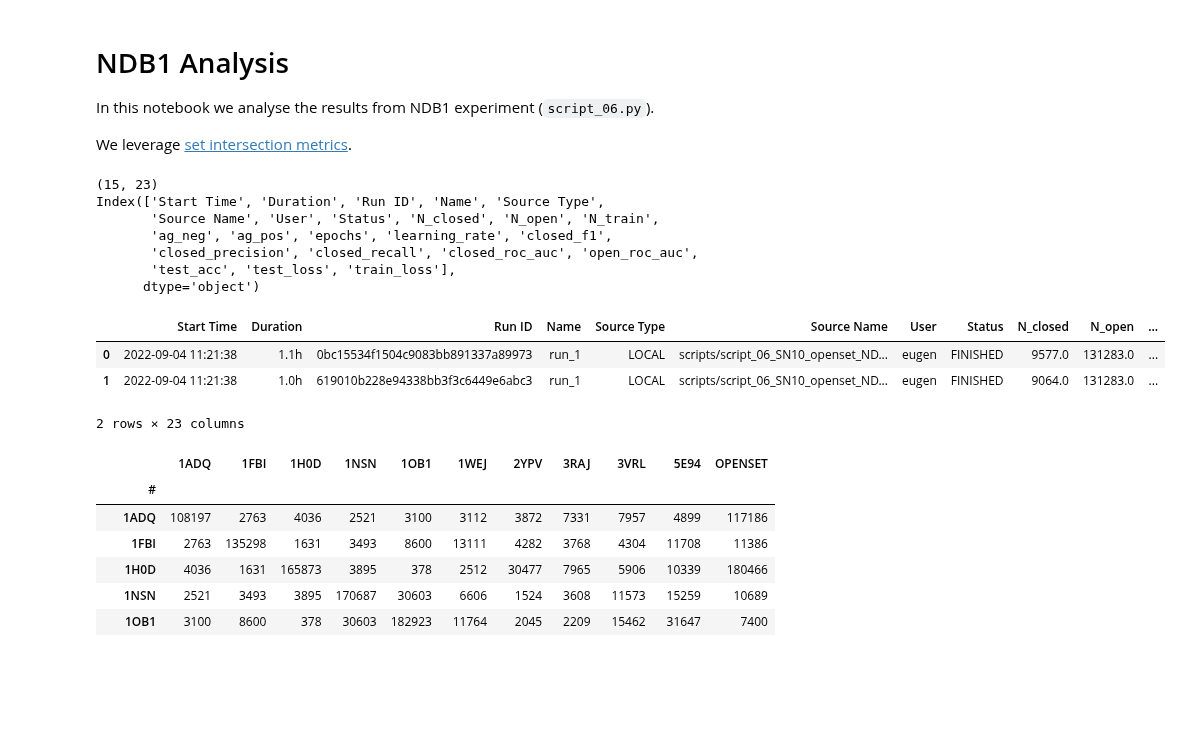
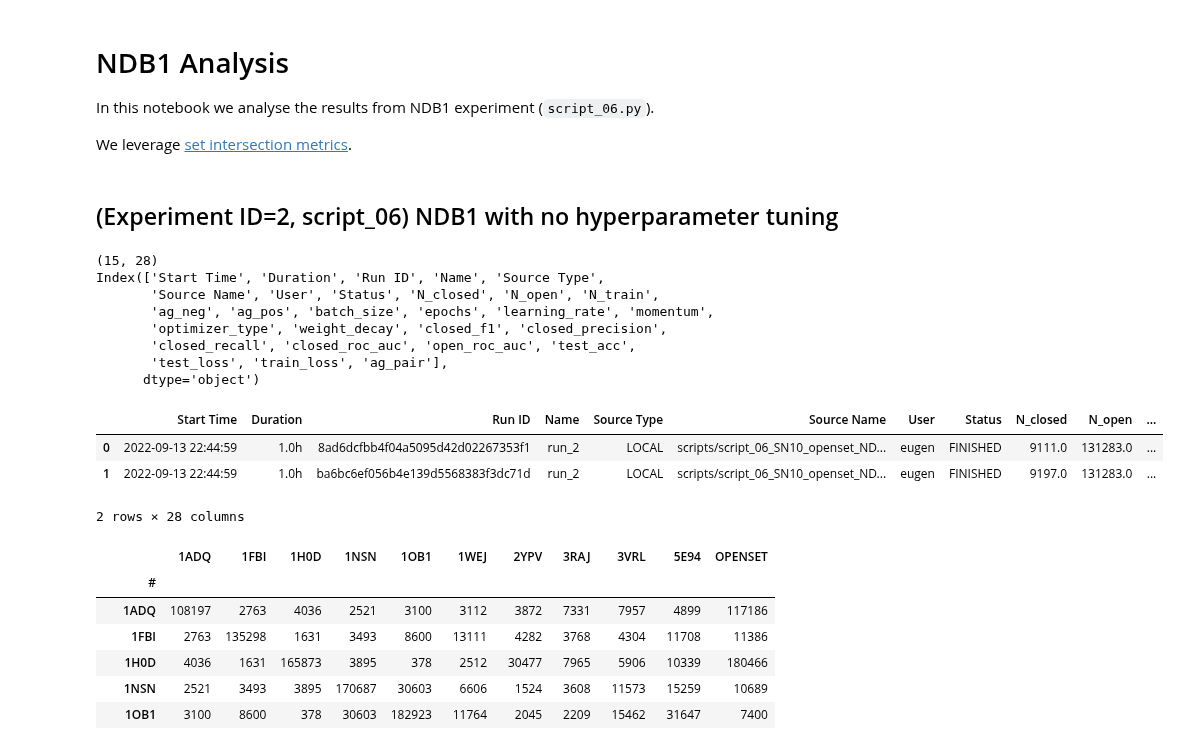
Before and after one commit to csi-greifflab/negative-class-optimization, a Jupyter notebook: notebooks/11_NDB1_Analysis.ipynb, the cells around one changed output. Cells and saved outputs as stored; diff of their text form; code cells hidden in the pictures; blank space fills up the shorter version.

```diff
--- a/notebooks/11_NDB1_Analysis.ipynb
+++ b/notebooks/11_NDB1_Analysis.ipynb
@@ -11,30 +11,35 @@ import numpy as np
 import pandas as pd
 import matplotlib.pyplot as plt
 import seaborn as sns
+# %% [markdown]
+## (Experiment ID=2, script_06) NDB1 with no hyperparameter tuning
 # %%
-df = pd.read_csv(
+df2 = pd.read_csv(
     "../data/mlflow_experiment2_runs.tsv",
     sep='\t',
     dtype={"ag_pos": str, "ag_neg": str}
     )
-df["ag_pos"] = df["ag_pos"].replace("5E+094", "5E94")
-df["ag_neg"] = df["ag_neg"].replace("5E+094", "5E94")
-df = df.loc[df["Name"] == "run_1"]
-print(df.shape)
-print(df.columns)
-df.head(2)
+df2["ag_pos"] = df2["ag_pos"].replace("5E+094", "5E94")
+df2["ag_neg"] = df2["ag_neg"].replace("5E+094", "5E94")
+df2["ag_pair"] = df2["ag_pos"] + "_" + df2["ag_neg"]
+df2 = df2.loc[df2["Name"] == "run_2"].iloc[:15]
+df2["test_acc"] = df2["test_acc"] / 100
+print(df2.shape)
+print(df2.columns)
+df2.head(2)
 # %% [output]
-(15, 23)
+(15, 28)
 Index(['Start Time', 'Duration', 'Run ID', 'Name', 'Source Type',
        'Source Name', 'User', 'Status', 'N_closed', 'N_open', 'N_train',
-       'ag_neg', 'ag_pos', 'epochs', 'learning_rate', 'closed_f1',
-       'closed_precision', 'closed_recall', 'closed_roc_auc', 'open_roc_auc',
-       'test_acc', 'test_loss', 'train_loss'],
+       'ag_neg', 'ag_pos', 'batch_size', 'epochs', 'learning_rate', 'momentum',
+       'optimizer_type', 'weight_decay', 'closed_f1', 'closed_precision',
+       'closed_recall', 'closed_roc_auc', 'open_roc_auc', 'test_acc',
+       'test_loss', 'train_loss', 'ag_pair'],
       dtype='object')
 |  | Start Time | Duration | Run ID | Name | Source Type | Source Name | User | Status | N_closed | N_open | ... |
-| 0 | 2022-09-04 11:21:38 | 1.1h | 0bc15534f1504c9083bb891337a89973 | run_1 | LOCAL | scripts/script_06_SN10_openset_ND... | eugen | FINISHED | 9577.0 | 131283.0 | ... |
-| 1 | 2022-09-04 11:21:38 | 1.0h | 619010b228e94338bb3f3c6449e6abc3 | run_1 | LOCAL | scripts/script_06_SN10_openset_ND... | eugen | FINISHED | 9064.0 | 131283.0 | ... |
+| 0 | 2022-09-13 22:44:59 | 1.0h | 8ad6dcfbb4f04a5095d42d02267353f1 | run_2 | LOCAL | scripts/script_06_SN10_openset_ND... | eugen | FINISHED | 9111.0 | 131283.0 | ... |
+| 1 | 2022-09-13 22:44:59 | 1.0h | ba6bc6ef056b4e139d5568383f3dc71d | run_2 | LOCAL | scripts/script_06_SN10_openset_ND... | eugen | FINISHED | 9197.0 | 131283.0 | ... |
-2 rows × 23 columns
+2 rows × 28 columns
 # %%
 compairr = pd.read_csv("../data/CompAIRR/results/overlaps_d1_output.tsv", sep='\t', index_col=0)
 compairr
```
Also changed, not shown: parts of 13 cells of this notebook, 6 other files.
